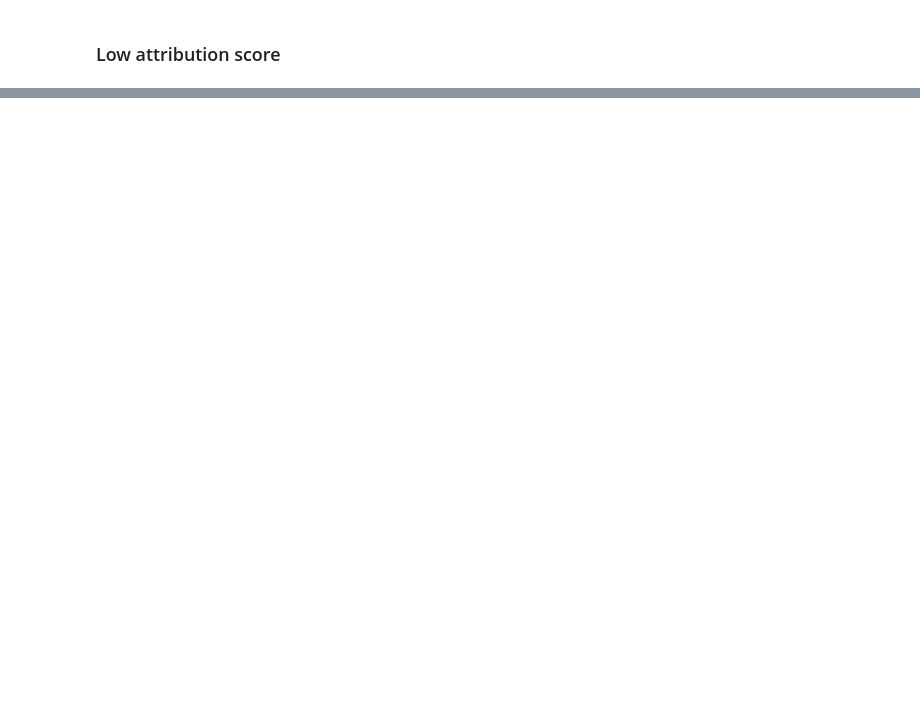
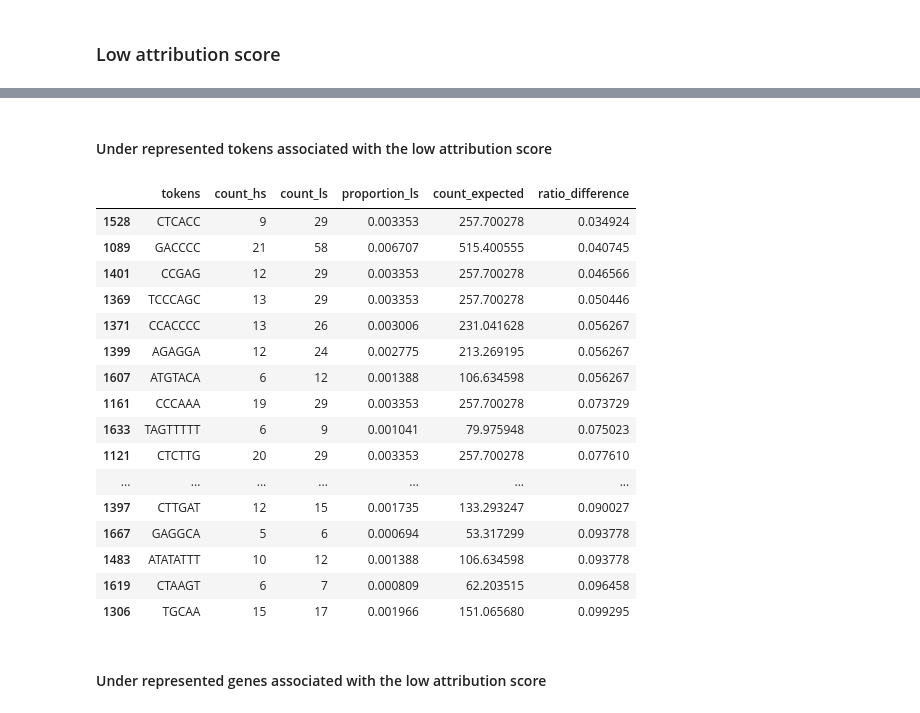
Before and after one commit to ryashpal/alfred-data-analysis, a Jupyter notebook: notebooks/genome_nlp_tokens/statistical_analysis_for_token_attribution_scores.ipynb, the cells around one changed output, grey strips where cells are left out. Drawn from its saved outputs; the diff is of its cells as text; code cells hidden in the pictures; blank space fills up the shorter version.

```diff
--- a/notebooks/genome_nlp_tokens/statistical_analysis_for_token_attribution_scores.ipynb
+++ b/notebooks/genome_nlp_tokens/statistical_analysis_for_token_attribution_scores.ipynb
@@ -165,7 +228,7 @@ filteredOverlappingDf.sort_values(by=['count_difference'])
 # %%
 from scipy import stats
 
-cutoff = -0.01
+cutoff = -0.02
 highScoreOverlappingDf = overlappingDf[(overlappingDf.score > cutoff)].tokens.value_counts().reset_index()
 lowScoreOverlappingDf = overlappingDf[(overlappingDf.score < cutoff)].tokens.value_counts().reset_index()
 mergedOverlappingDf = highScoreOverlappingDf.add_suffix('_hs').merge(
@@ -189,2 +254,2 @@ print(chi2, p, significant)
 # %%
-filteredOverlappingDf.loc[:, 'count_difference'] = filteredOverlappingDf.count_hs - filteredOverlappingDf.count_expected
+filteredOverlappingDf.loc[:, 'ratio_difference'] = (filteredOverlappingDf.count_hs / filteredOverlappingDf.count_expected)
@@ -228,0 +294,25 @@ filteredOverlappingDf.sort_values(by=['count_difference'])[-10:]
+# %% [markdown]
+#### Under represented tokens associated with the low attribution score
+# %%
+underrepresentedTokensDf = filteredOverlappingDf.sort_values(by=['ratio_difference'])[filteredOverlappingDf.ratio_difference < 0.1]
+underrepresentedTokensDf
+# %% [output]
+|  | tokens | count_hs | count_ls | proportion_ls | count_expected | ratio_difference |
+| 1528 | CTCACC | 9 | 29 | 0.003353 | 257.700278 | 0.034924 |
+| 1089 | GACCCC | 21 | 58 | 0.006707 | 515.400555 | 0.040745 |
+| 1401 | CCGAG | 12 | 29 | 0.003353 | 257.700278 | 0.046566 |
+| 1369 | TCCCAGC | 13 | 29 | 0.003353 | 257.700278 | 0.050446 |
+| 1371 | CCACCCC | 13 | 26 | 0.003006 | 231.041628 | 0.056267 |
+| 1399 | AGAGGA | 12 | 24 | 0.002775 | 213.269195 | 0.056267 |
+| 1607 | ATGTACA | 6 | 12 | 0.001388 | 106.634598 | 0.056267 |
+| 1161 | CCCAAA | 19 | 29 | 0.003353 | 257.700278 | 0.073729 |
+| 1633 | TAGTTTTT | 6 | 9 | 0.001041 | 79.975948 | 0.075023 |
+| 1121 | CTCTTG | 20 | 29 | 0.003353 | 257.700278 | 0.077610 |
+| ... | ... | ... | ... | ... | ... | ... |
+| 1397 | CTTGAT | 12 | 15 | 0.001735 | 133.293247 | 0.090027 |
+| 1667 | GAGGCA | 5 | 6 | 0.000694 | 53.317299 | 0.093778 |
+| 1483 | ATATATTT | 10 | 12 | 0.001388 | 106.634598 | 0.093778 |
+| 1619 | CTAAGT | 6 | 7 | 0.000809 | 62.203515 | 0.096458 |
+| 1306 | TGCAA | 15 | 17 | 0.001966 | 151.065680 | 0.099295 |
+# %% [markdown]
+#### Under represented genes associated with the low attribution score
```
Also changed, not shown: parts of 33 cells of this notebook, 6 other files.
